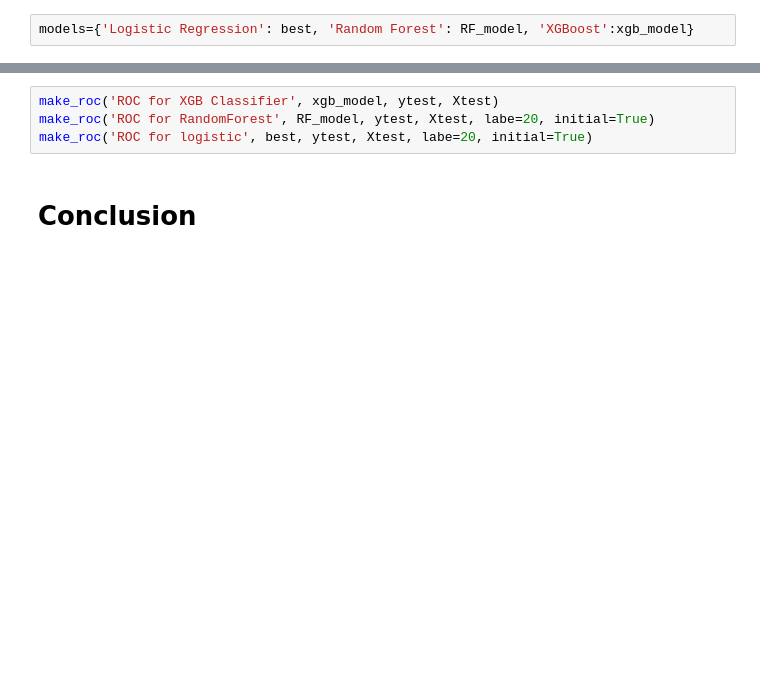
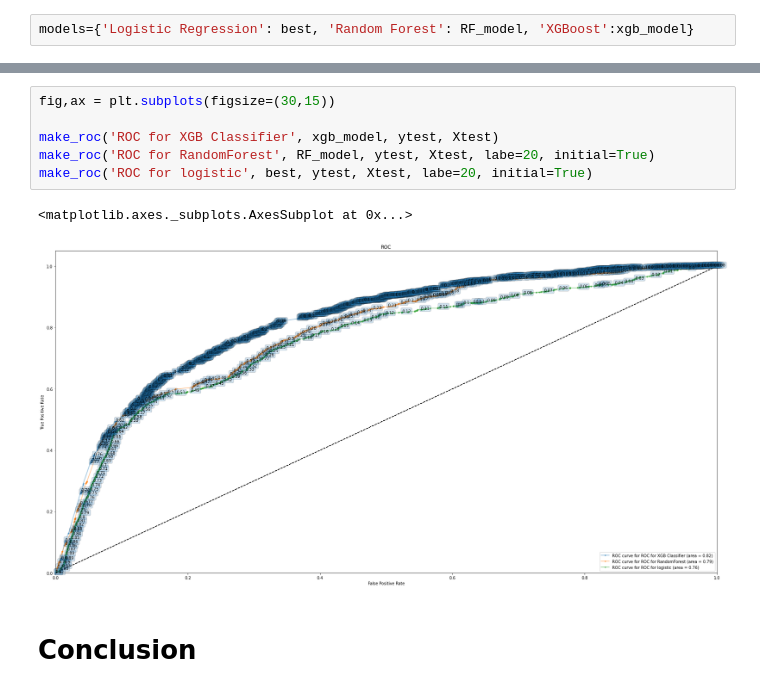
Before and after one commit to manila-devaraj/Santander-Customer-Satisfation, a Jupyter notebook: Modelling_and_interpretation.ipynb, the cells around one changed output, grey strips where cells are left out. Cells and saved outputs as stored; diff of their text form; blank space fills up the shorter version.

```diff
--- a/Modelling_and_interpretation.ipynb
+++ b/Modelling_and_interpretation.ipynb
@@ -583,6 +658,11 @@ for i,model in models.items():
 # %%
+fig,ax = plt.subplots(figsize=(30,15))
+
 make_roc('ROC for XGB Classifier', xgb_model, ytest, Xtest)
 make_roc('ROC for RandomForest', RF_model, ytest, Xtest, labe=20, initial=True)
 make_roc('ROC for logistic', best, ytest, Xtest, labe=20, initial=True)
+# %% [output]
+<matplotlib.axes._subplots.AxesSubplot at 0x...>
+[figure, added]
 # %% [markdown]
 # Conclusion
```
Also changed, not shown: parts of 22 cells of this notebook.
